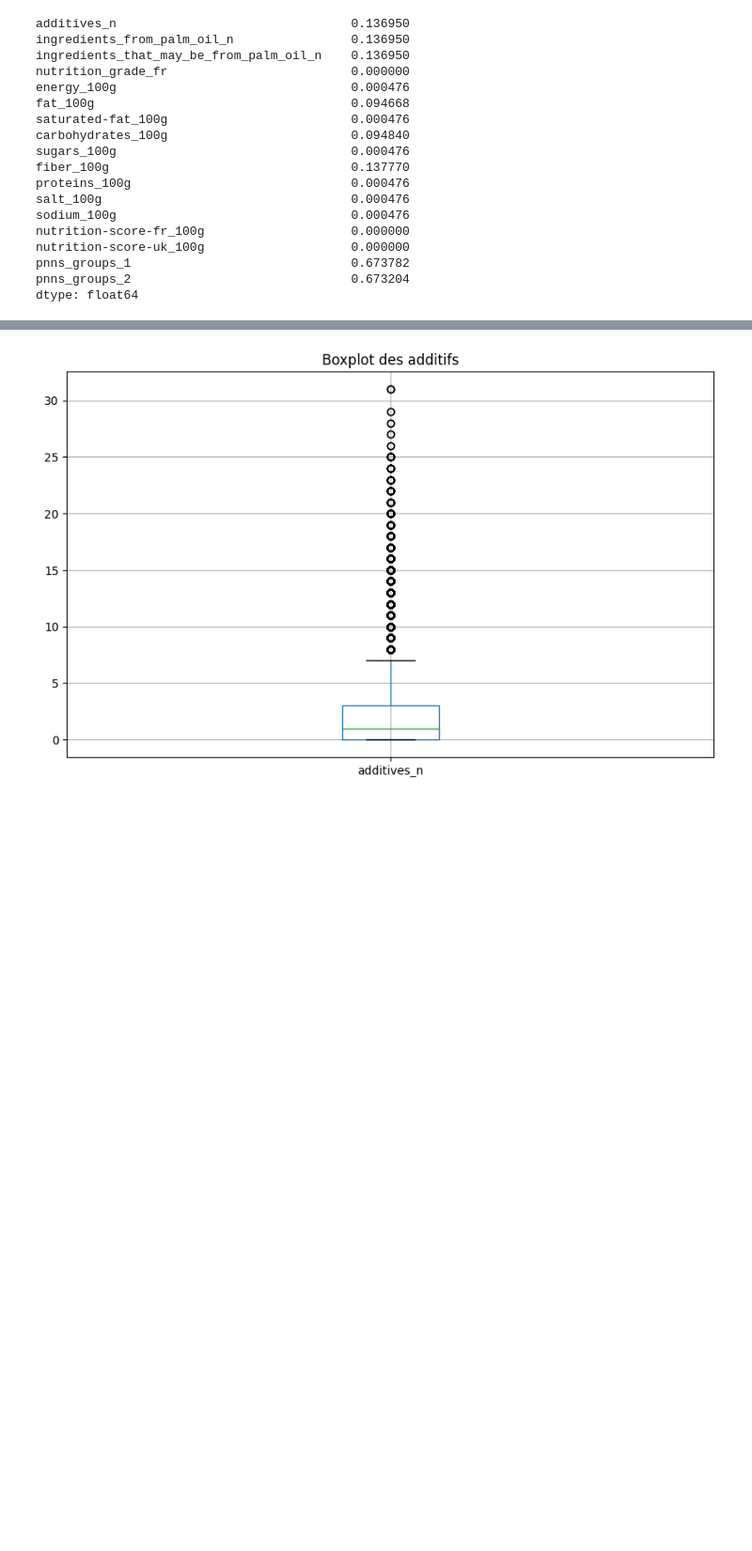
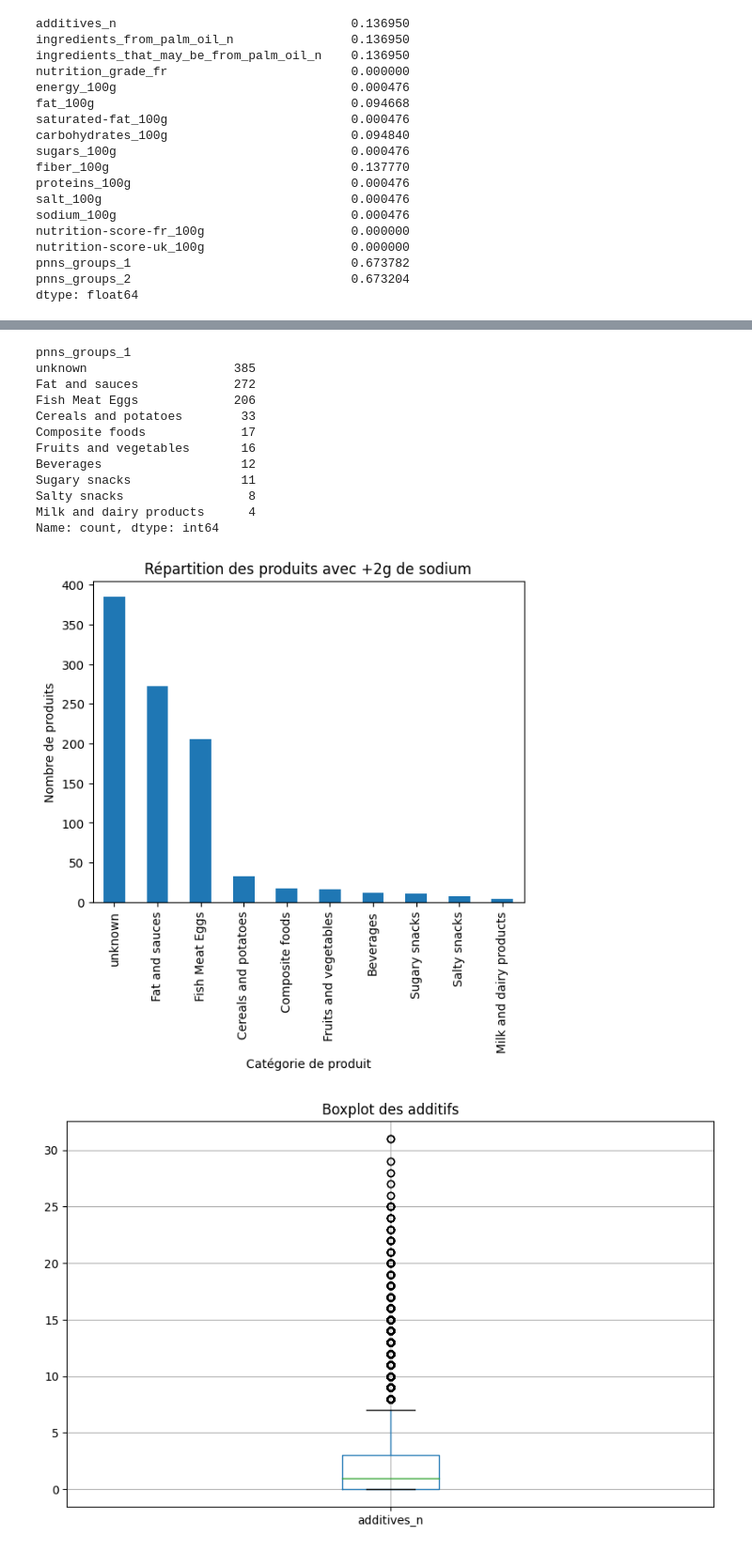
Before and after one commit to Bigzz22/Projets_OC, a Jupyter notebook: Projet 2/projet2.ipynb, the cells around one changed output, grey strips where cells are left out. Shown at 94% size. Saved outputs shown, nothing was run; the diff lists cells and outputs as text; code cells hidden in the pictures; blank space fills up the shorter version.

```diff
--- a/Projet 2/projet2.ipynb
+++ b/Projet 2/projet2.ipynb
@@ -239,3 +319,27 @@ plt.show()
+# %%
+sodium_category = df_cleaned[df_cleaned['sodium_100g'] >= 2]
+
+print(sodium_category['pnns_groups_1'].value_counts())
+sodium_category['pnns_groups_1'].value_counts().plot(kind='bar')
+plt.xlabel("Catégorie de produit")
+plt.ylabel("Nombre de produits")
+plt.xticks(rotation=90)
+plt.title("Répartition des produits avec +2g de sodium")
+plt.show()
+# %% [output]
+pnns_groups_1
+unknown                    385
+Fat and sauces             272
+Fish Meat Eggs             206
+Cereals and potatoes        33
+Composite foods             17
+Fruits and vegetables       16
+Beverages                   12
+Sugary snacks               11
+Salty snacks                 8
+Milk and dairy products      4
+Name: count, dtype: int64
+[figure, added]
 # %%
 plt.figure(figsize=(10, 6))
 df_cleaned[['additives_n']].boxplot()
```
Also changed, not shown: parts of 67 cells of this notebook, 1 other file.
